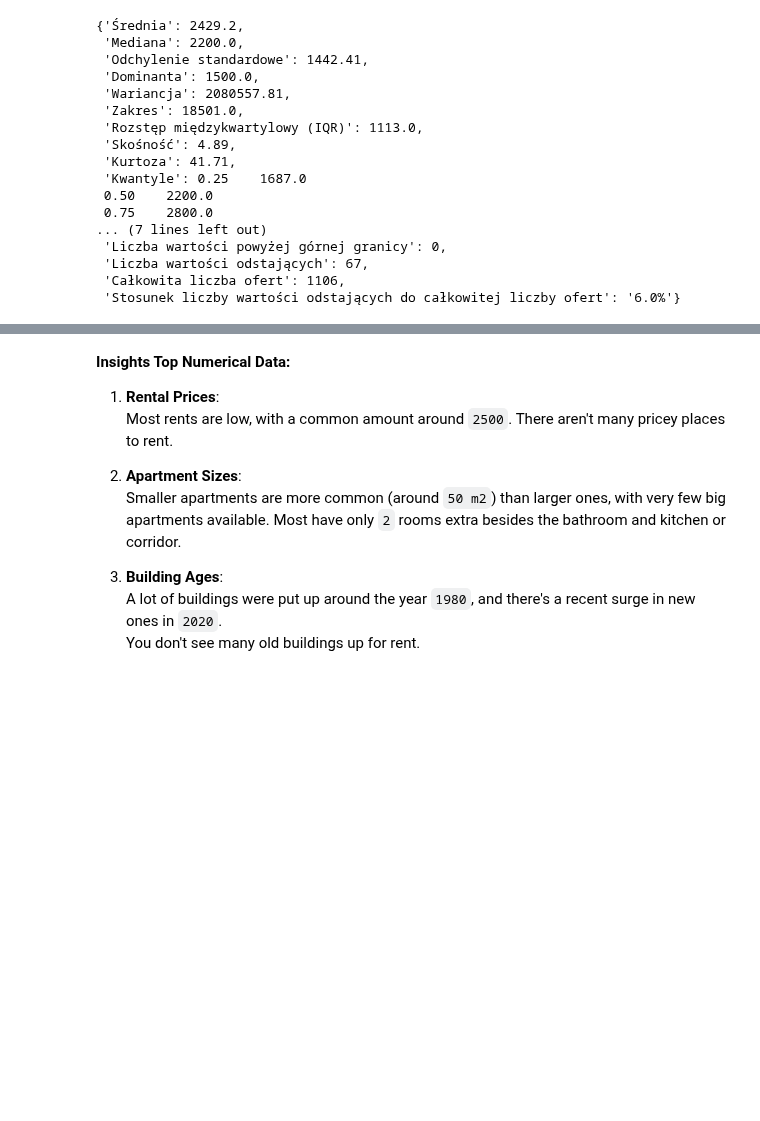
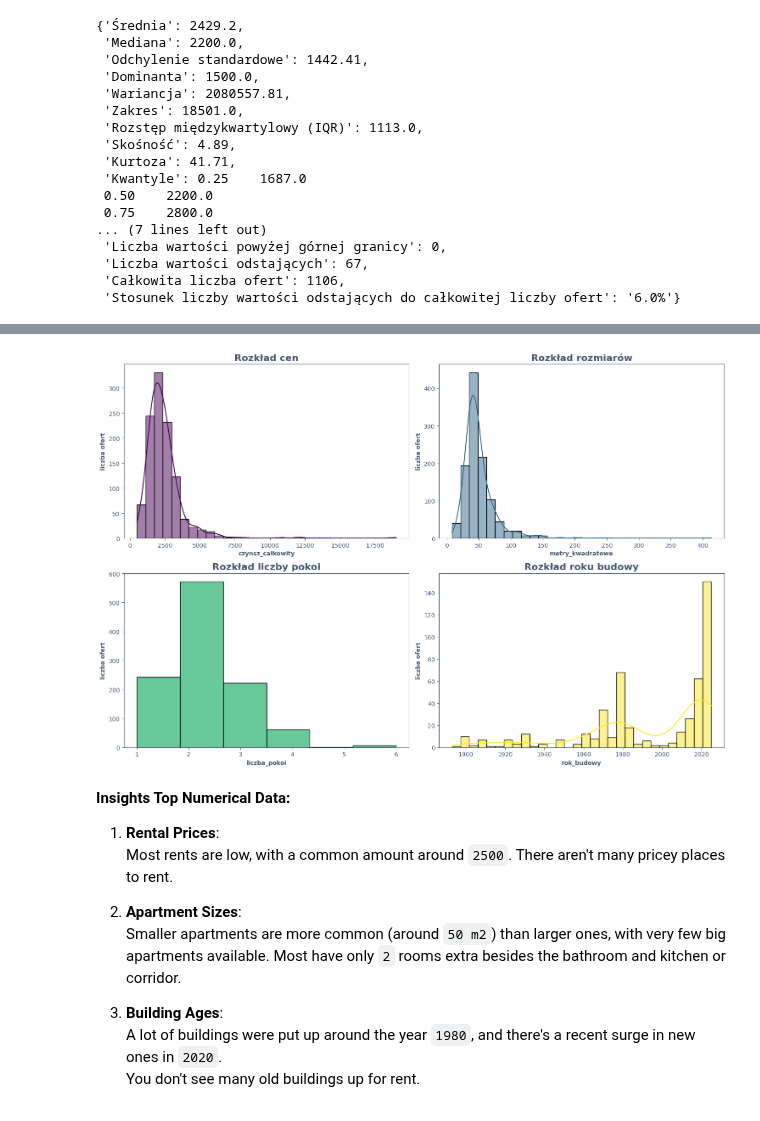
Before and after one commit to Luk-kar/Home-Market-Harvester, a Jupyter notebook: notebooks/003_EDA pl.ipynb, the cells around one changed output, grey strips where cells are left out. Drawn from its saved outputs; the diff is of its cells as text; code cells hidden in the pictures; blank space fills up the shorter version.

```diff
--- a/notebooks/003_EDA pl.ipynb
+++ b/notebooks/003_EDA pl.ipynb
@@ -284,35 +282,38 @@ def set_plot_aesthetics(
         fontweight: str =aesthetics_plots['fontweight']
     ):
 
 
     ax.set_title(title, fontsize=title_fontsize, color=color, fontweight=fontweight)
     ax.set_xlabel(ax.get_xlabel(), fontweight=fontweight)
     ax.set_ylabel(ax.get_ylabel(), fontweight=fontweight)
     ax.tick_params(colors=color, which='both')  # For both major and minor ticks
     ax.yaxis.label.set_color(color)  # Y-axis label color
     ax.xaxis.label.set_color(color)  # X-axis label color
     for spine in ax.spines.values():  # Spine color
         spine.set_edgecolor(color)
 
 def plot_distribution(combined_df: pd.DataFrame):
     fig, axes = plt.subplots(nrows=2, ncols=2, figsize=aesthetics_plots['figsize']['multiplot'])
 
     cmap = plt.get_cmap('viridis')
     colors = cmap(np.linspace(0, 1, 4))
 
-    titles = ['Distribution of Prices', 'Distribution of Sizes', 'Distribution of Number of Rooms', 'Distribution of Building Year']
-    data_columns = ['pricing.total_rent', 'size.square_meters', 'size.number_of_rooms', 'type_and_year.build_year']
+    titles = ["Rozkład cen", "Rozkład rozmiarów", "Rozkład liczby pokoi", "Rozkład roku budowy"]
+    data_columns = ['wycena.czynsz_całkowity', 'wielkość.metry_kwadratowe', 'wielkość.liczba_pokoi', 'rodzaj_i_rocznik.rok_budowy']
     kde_settings = [True, True, False, True]
     bins = [30, 30, 6, 30]
 
     for ax, title, color, data_column, kde_setting, bin in zip(axes.flat, titles, colors, data_columns, kde_settings, bins):
         sns.histplot(combined_df[data_column.split('.')[0]][data_column.split('.')[1]].astype('float'), ax=ax, kde=kde_setting, bins=bin, color=color)
+        ax.set_ylabel("liczba ofert")
         set_plot_aesthetics(ax, title)
 
     plt.tight_layout()
     plt.show()
 
 plot_distribution(combined_df)
+# %% [output]
+[figure, added]
 # %% [markdown]
 **Insights Top Numerical Data:**
 
```
Also changed, not shown: parts of 6 cells of this notebook.
